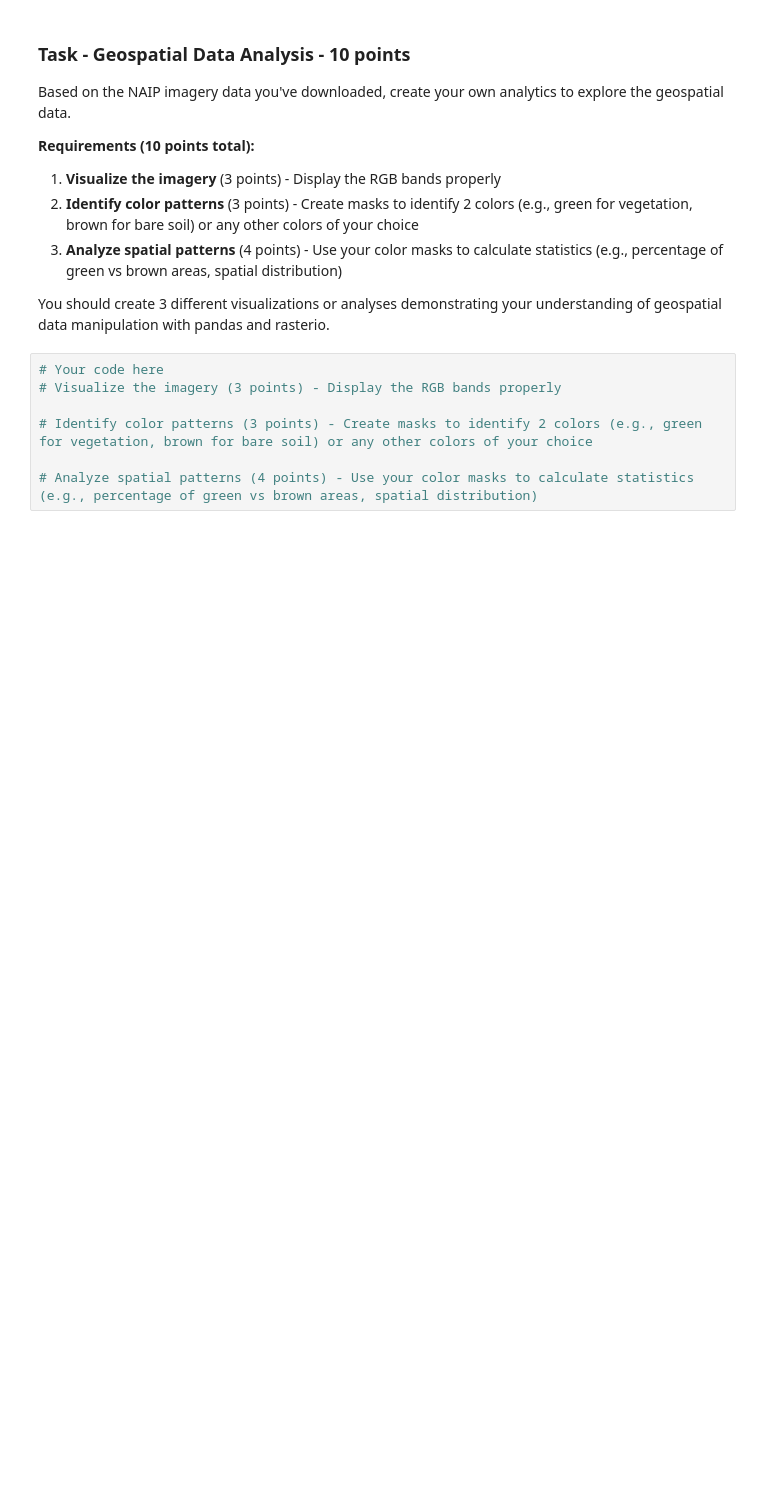
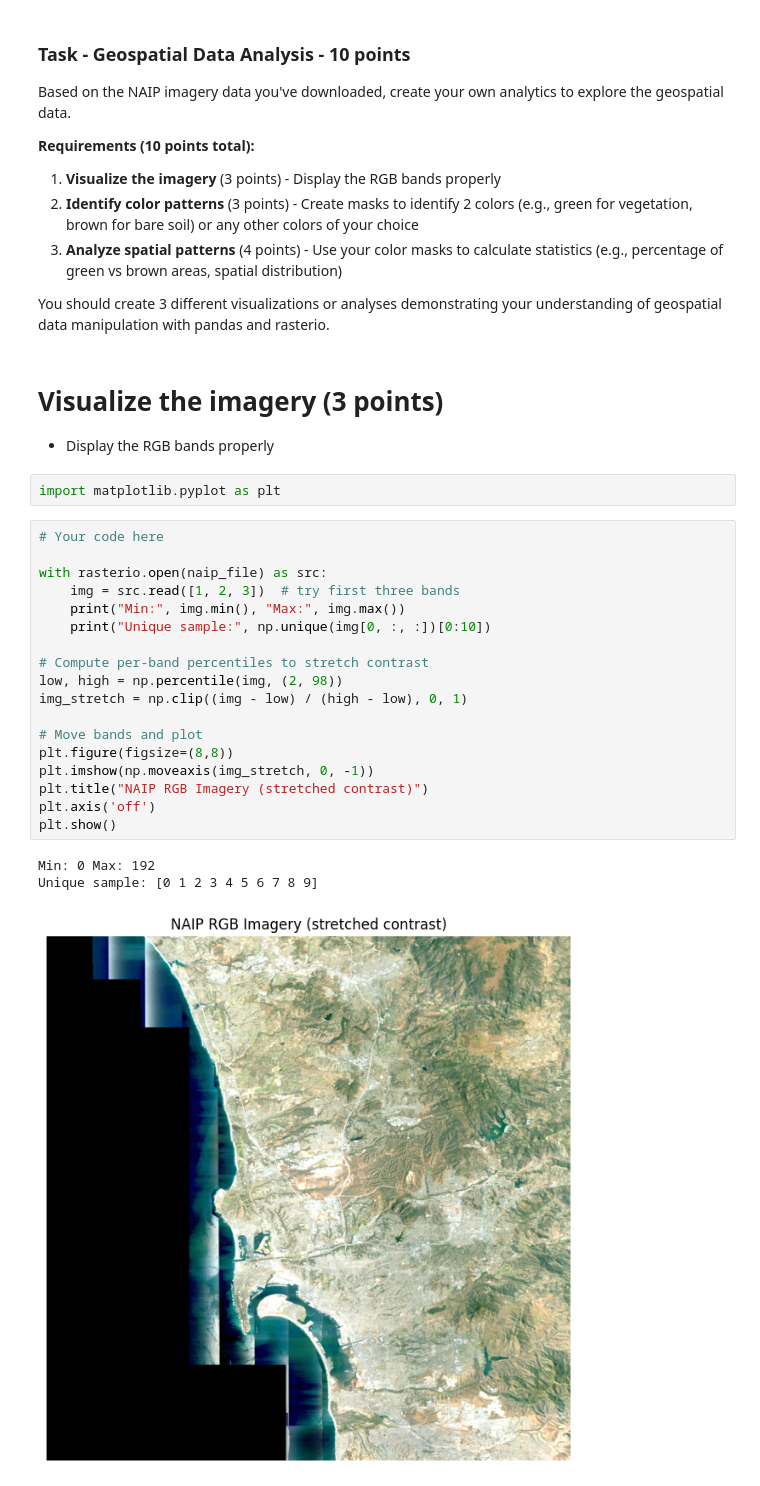
Before and after one commit to kiah-ucsd/DES200, a Jupyter notebook: HW_2.ipynb, the cells around one changed output. Saved outputs shown, nothing was run; the diff lists cells and outputs as text; blank space fills up the shorter version.

```diff
--- a/HW_2.ipynb
+++ b/HW_2.ipynb
@@ -489,10 +489,30 @@ Based on the NAIP imagery data you've downloaded, create your own analytics to e
 3. **Analyze spatial patterns** (4 points) - Use your color masks to calculate statistics (e.g., percentage of green vs brown areas, spatial distribution)
 
 You should create 3 different visualizations or analyses demonstrating your understanding of geospatial data manipulation with pandas and rasterio.
-# %%
-# Your code here
-# Visualize the imagery (3 points) - Display the RGB bands properly
-
-# Identify color patterns (3 points) - Create masks to identify 2 colors (e.g., green for vegetation, brown for bare soil) or any other colors of your choice
-
-# Analyze spatial patterns (4 points) - Use your color masks to calculate statistics (e.g., percentage of green vs brown areas, spatial distribution)
+# %% [markdown]
+# Visualize the imagery (3 points)
+- Display the RGB bands properly
+# %%
+import matplotlib.pyplot as plt
+# %%
+# Your code here
+
+with rasterio.open(naip_file) as src:
+    img = src.read([1, 2, 3])  # try first three bands
+    print("Min:", img.min(), "Max:", img.max())
+    print("Unique sample:", np.unique(img[0, :, :])[0:10])
+
+# Compute per-band percentiles to stretch contrast
+low, high = np.percentile(img, (2, 98))
+img_stretch = np.clip((img - low) / (high - low), 0, 1)
+
+# Move bands and plot
+plt.figure(figsize=(8,8))
+plt.imshow(np.moveaxis(img_stretch, 0, -1))
+plt.title("NAIP RGB Imagery (stretched contrast)")
+plt.axis('off')
+plt.show()
+# %% [output]
+Min: 0 Max: 192
+Unique sample: [0 1 2 3 4 5 6 7 8 9]
+[figure, added]
```
Also changed, not shown: parts of 4 cells of this notebook.
